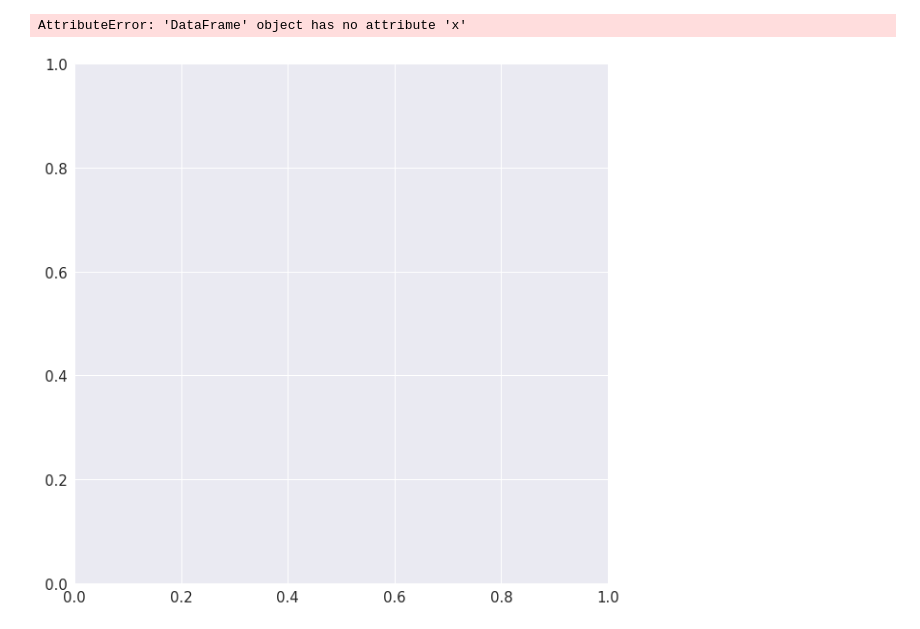
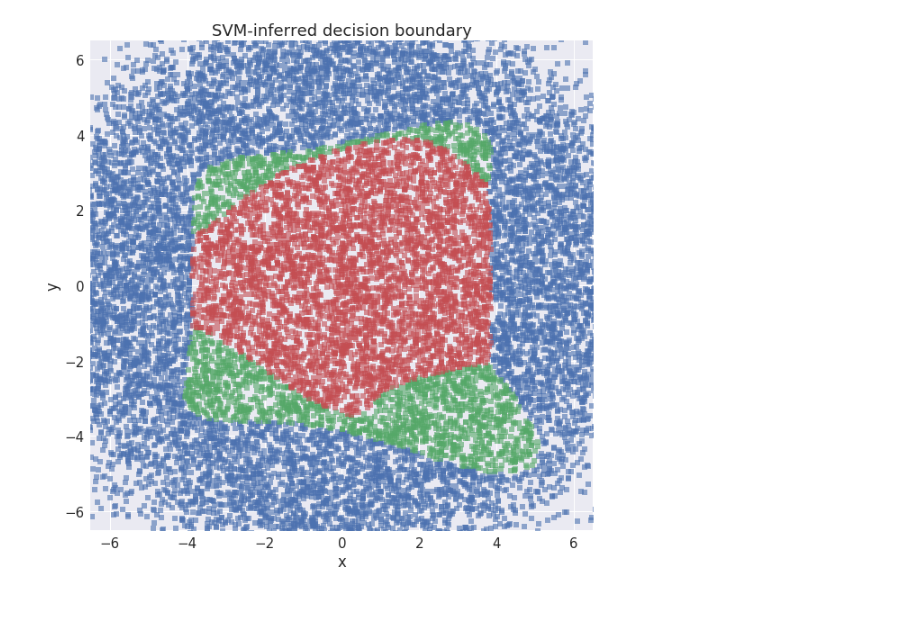
Before and after one commit to joehahn/exes-n-ohs, a Jupyter notebook: mlp_model.ipynb, the cells around one changed output. Drawn from its saved outputs; the diff is of its cells as text; code cells hidden in the pictures.

Commit message:
Sync from DataScience jupyter

```diff
--- a/mlp_model.ipynb
+++ b/mlp_model.ipynb
@@ -44,7 +44,8 @@ import seaborn as sns
 sns.set(font_scale=1.5, font='DejaVu Sans')
 # %%
 #scatterplot of noisy X-O data
-df = train
+N_plot = 20000
+df = train.sample(n=N_plot)
 xy_rng = (-5, 5)
 sz = 30
 f, ax = plt.subplots(figsize=(10,10))
@@ -170,10 +171,10 @@ def mlp_classifier(layers, dropout_fraction=None):
 # %%
 #build MLP classification model
 N_inputs = x_train.shape[1]
-N_middle = 10*N_inputs*N_classes
+N_middle = 50*N_inputs*N_classes
 N_outputs = N_classes
 layers = [N_inputs, N_middle, N_outputs]
-dropout_fraction = 0.0002
+dropout_fraction = None
 print 'layers = ', layers
 print 'dropout_fraction = ', dropout_fraction
 model = mlp_classifier(layers, dropout_fraction=dropout_fraction)
@@ -203,8 +200,8 @@ _________________________________________________________________
 from time import time
 from keras.callbacks import TensorBoard
 tensorboard = TensorBoard(log_dir="tf_logs/{}".format(time()))
-N_training_epochs = 60
-batch_size = 100
+N_training_epochs = 100
+batch_size = 2000
 model = mlp_classifier(layers, dropout_fraction=dropout_fraction)
 fit_history = model.fit(x_train, y_train, epochs=N_training_epochs, batch_size=batch_size, verbose=0, \
     validation_data=(x_val, y_val), callbacks=[tensorboard])
@@ -231,14 +228,17 @@ xy = make_xo_df(N_dots, initial_id, x_half_width, radius, box_half_width, jitter
 x = xy[x_cols].values
 y = xy[y_cols].values
 y_pred = model.predict(x)
-#y_pred['y_sum'] = y_pred.O_score + y_pred.X_score + y_pred.B_score
-#for y_col in y_cols:
-#    y_pred[y_col] /= y_pred.y_sum
-#y_pred['y_sum'] = y_pred.O_score + y_pred.X_score + y_pred.B_score
-#idx = (y_pred.O_score > y_pred.X_score) & (y_pred.O_score > y_pred.B_score)
-#y_pred.loc[idx, 'class_pred'] = 'O'
-#idx = (y_pred.X_score > y_pred.B_score) & (y_pred.X_score > y_pred.O_score)
-#y_pred.loc[idx, 'class_pred'] = 'X'
-#idx = (y_pred.B_score > y_pred.O_score) & (y_pred.B_score > y_pred.X_score)
-#y_pred.loc[idx, 'class_pred'] = 'B'
-#y_pred.head()
+for idx in range(len(y_cols)):
+    y_col = y_cols[idx]
+    xy[y_col] = y_pred[:, idx]
+xy['sum'] = xy.O_score + xy.X_score + xy.B_score
+for y_col in y_cols:
+    xy[y_col] /= xy['sum']
+xy['sum'] = xy.O_score + xy.X_score + xy.B_score
+idx = (xy.O_score > xy.X_score) & (xy.O_score > xy.B_score)
+xy.loc[idx, 'class_pred'] = 'O'
+idx = (xy.X_score > xy.B_score) & (xy.X_score > xy.O_score)
+xy.loc[idx, 'class_pred'] = 'X'
+idx = (xy.B_score > xy.O_score) & (xy.B_score > xy.X_score)
+xy.loc[idx, 'class_pred'] = 'B'
+xy.head(5)
@@ -245,33 +253,32 @@ y_pred = model.predict(x)
 # %%
 #scatterplot showing model's predicted decision boundaries
-df = y_pred
+df = xy
 xy_rng = (-6.5, 6.5)
 sz = 30
 f, ax = plt.subplots(figsize=(10,10))
 lbl = 'B'
 idx = (df['class_pred'] == lbl)
 xp = df[idx].x
 yp = df[idx].y
 p = sns.regplot(xp, yp, ax=ax, fit_reg=False, scatter_kws={'alpha':0.6, 's': sz}, marker='s', label=lbl)
 lbl = 'X'
 idx = (df['class_pred'] == lbl)
 xp = df[idx].x
 yp = df[idx].y
 p = sns.regplot(xp, yp, ax=ax, fit_reg=False, scatter_kws={'alpha':0.6, 's': sz}, marker='s', label=lbl)
 lbl = 'O'
 idx = (df['class_pred'] == lbl)
 xp = df[idx].x
 yp = df[idx].y
 p = sns.regplot(xp, yp, ax=ax, fit_reg=False, scatter_kws={'alpha':0.6, 's': sz}, marker='s', label=lbl)
 p = ax.set_title('SVM-inferred decision boundary')
 p = ax.set_xlabel('x')
 p = ax.set_ylabel('y')
 p = ax.set_xlim(xy_rng)
 p = ax.set_ylim(xy_rng)
 plt.savefig('figs/mlp_decision_boundary.png')
 # %% [output]
-AttributeError: 'DataFrame' object has no attribute 'x'
-[figure, old version]
+[figure, new version]
 # %%
 #done
 time_stop = tm.time()
```
Also changed, not shown: parts of 10 cells of this notebook, 2 other files.
